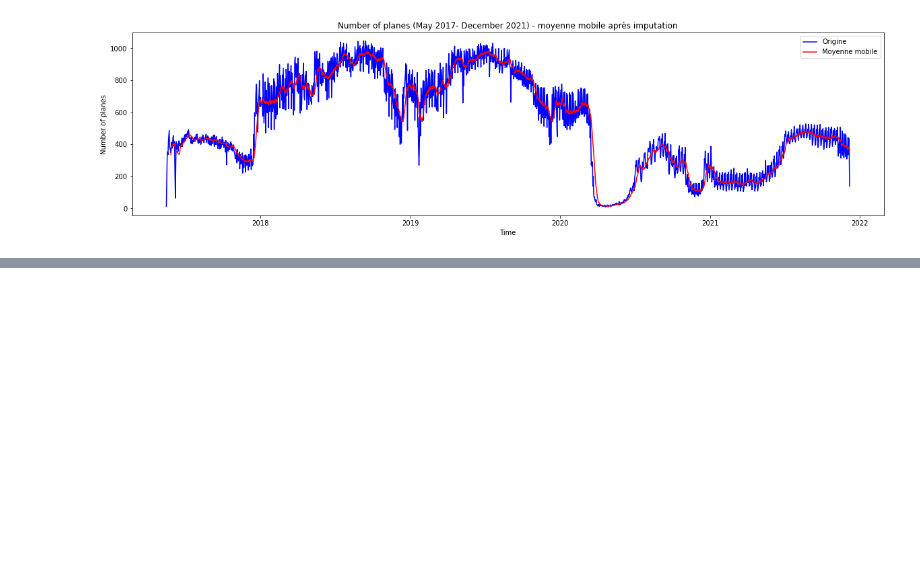
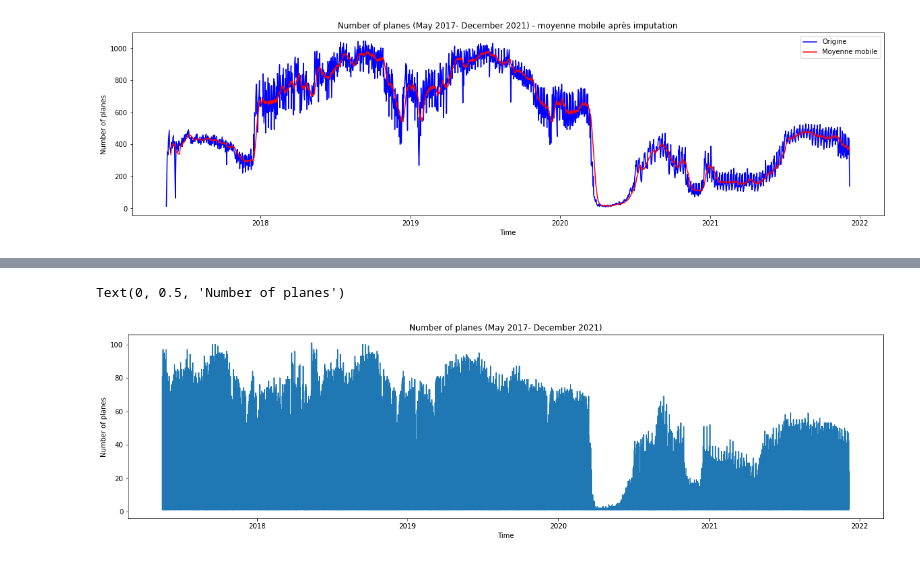
Before and after one commit to julienowack/stat_app, a Jupyter notebook: Valeurs manquantes.ipynb, the cells around one changed output, grey strips where cells are left out. Cells and saved outputs as stored; diff of their text form; code cells hidden in the pictures; blank space fills up the shorter version.

Commit message:
Update Valeurs manquantes.ipynb
traitement des valeurs manquantes 2017

```diff
--- a/Valeurs manquantes.ipynb
+++ b/Valeurs manquantes.ipynb
@@ -365,0 +368,16 @@ Text(0, 0.5, 'Number of planes')
+# %%
+#On supprime les anciennes valeurs
+pb_2017 = pd.date_range('2017-05-16', '2017-12-31')
+index_a_supprimer_2017 = df_air_traffic_france3[df_air_traffic_france3["sheduled_time_start"].isin(pb_2017)].index.tolist()
+df_air_traffic_france3.drop(index=index_a_supprimer_2017, axis=0, inplace=True)
+# %%
+#On fait la base des valeurs à mettre à la place
+dates_imput_2017 = pd.date_range('2018-05-16', '2018-12-31')
+df_imput_obs_2017 = df_air_traffic_france3[df_air_traffic_france3["sheduled_time_start"].isin(dates_imput_2017)]
+df_imput_obs_2017["Year"]=2017
+df_imput_obs_2017["sheduled_time_start"] = pd.to_datetime(df_imput_obs_2017[['Year', 'Month', 'Day']])
+df_imput_obs_2017['Year-Month'] = df_imput_obs_2017['sheduled_time_start'].dt.strftime('%Y-%m')
+
+#On concatène
+df_air_traffic_7 = pd.concat([df_air_traffic_france3, df_imput_obs_2017])
+df_air_traffic_7.sort_values(by=['sheduled_time_start'], inplace=True)
@@ -365,0 +400,11 @@ Text(0, 0.5, 'Number of planes')
+# %%
+x = df_air_traffic_7["sheduled_time_start"]
+y = df_air_traffic_7["number_planes"]
+fig = plt.figure(1, figsize=(20, 5))
+plt.plot(x, y)
+plt.title('Number of planes (May 2017- December 2021)')
+plt.xlabel('Time')
+plt.ylabel('Number of planes')
+# %% [output]
+Text(0, 0.5, 'Number of planes')
+[figure, added]
```
Also changed, not shown: parts of 3 cells of this notebook.
